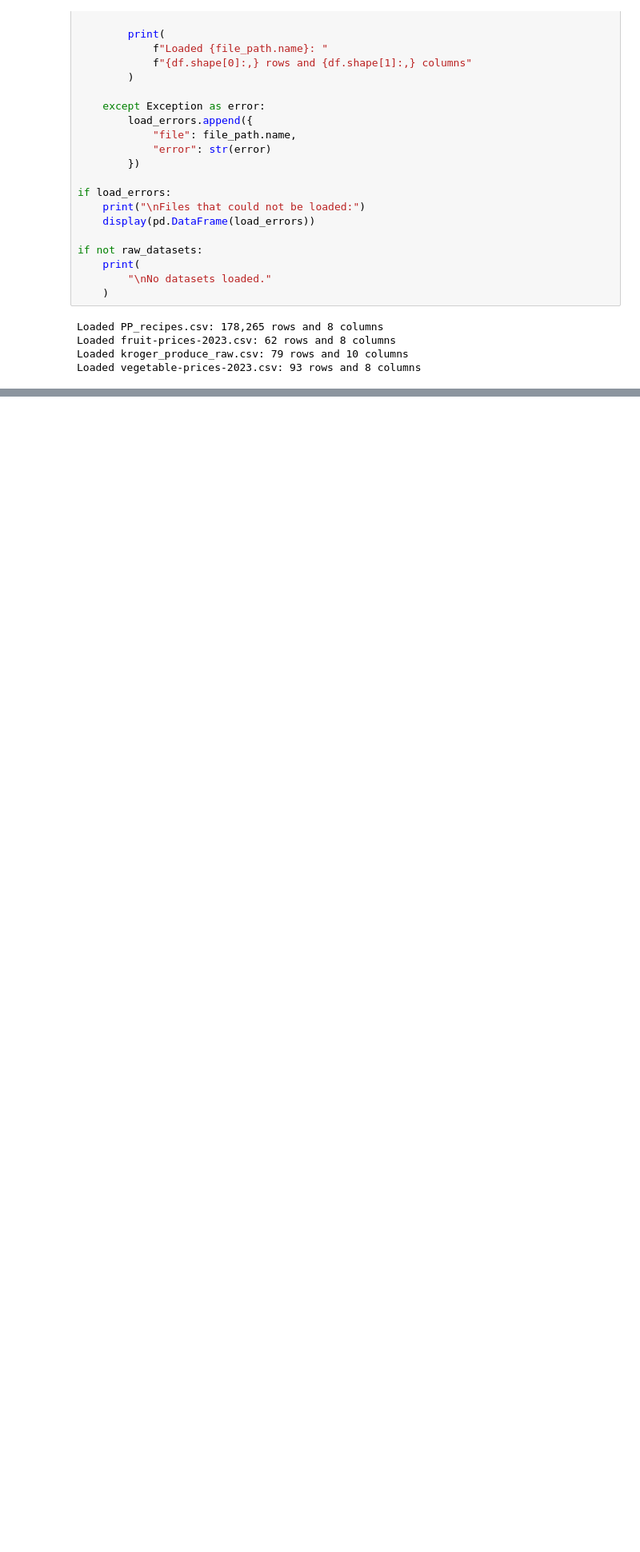
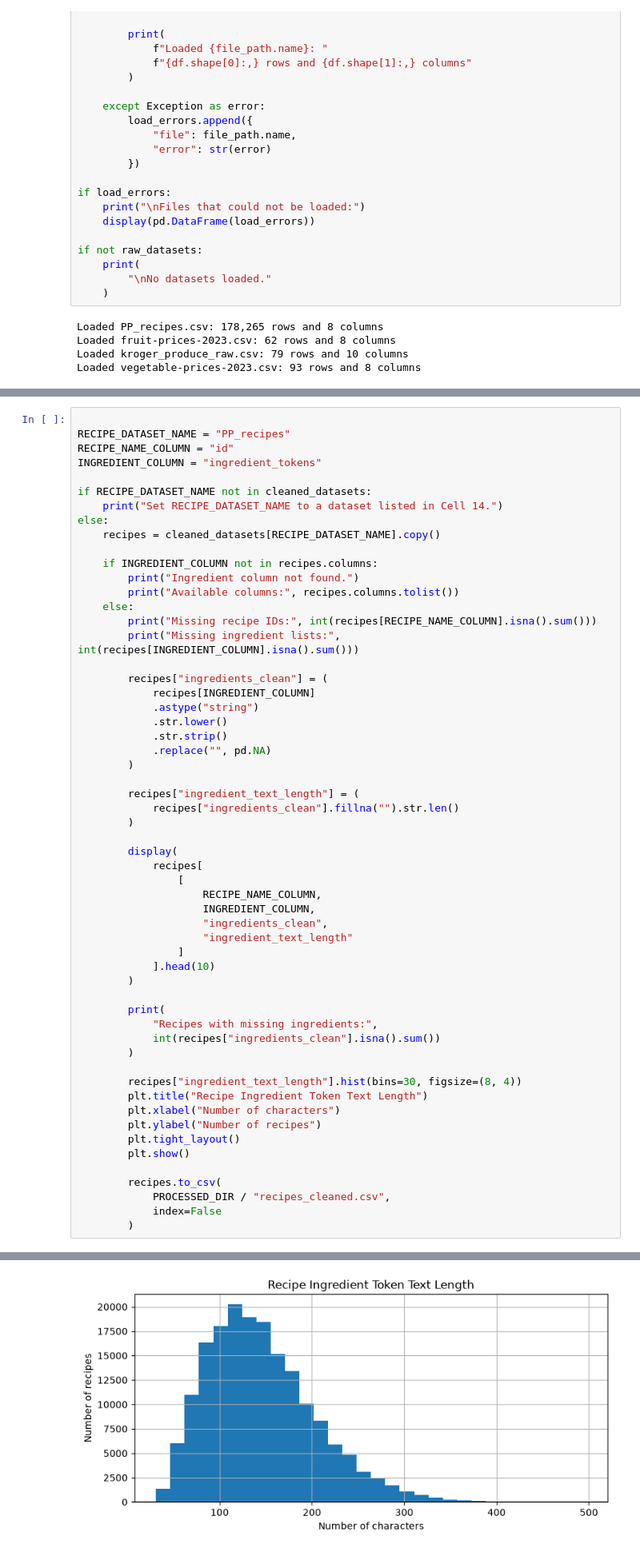
Before and after one commit to BH-Portfolio/produce-recommender, a Jupyter notebook: notebooks/data_collection_preprocessing.ipynb, the cells around one changed output, grey strips where cells are left out. Shown at 80% size. Saved outputs shown, nothing was run; the diff lists cells and outputs as text; blank space fills up the shorter version.

```diff
--- a/notebooks/data_collection_preprocessing.ipynb
+++ b/notebooks/data_collection_preprocessing.ipynb
@@ -311,0 +793,58 @@ Loaded vegetable-prices-2023.csv: 93 rows and 8 columns
+# %%
+
+RECIPE_DATASET_NAME = "PP_recipes"
+RECIPE_NAME_COLUMN = "id"
+INGREDIENT_COLUMN = "ingredient_tokens"
+
+if RECIPE_DATASET_NAME not in cleaned_datasets:
+    print("Set RECIPE_DATASET_NAME to a dataset listed in Cell 14.")
+else:
+    recipes = cleaned_datasets[RECIPE_DATASET_NAME].copy()
+
+    if INGREDIENT_COLUMN not in recipes.columns:
+        print("Ingredient column not found.")
+        print("Available columns:", recipes.columns.tolist())
+    else:
+        print("Missing recipe IDs:", int(recipes[RECIPE_NAME_COLUMN].isna().sum()))
+        print("Missing ingredient lists:", int(recipes[INGREDIENT_COLUMN].isna().sum()))
+
+        recipes["ingredients_clean"] = (
+            recipes[INGREDIENT_COLUMN]
+            .astype("string")
+            .str.lower()
+            .str.strip()
+            .replace("", pd.NA)
+        )
+
+        recipes["ingredient_text_length"] = (
+            recipes["ingredients_clean"].fillna("").str.len()
+        )
+
+        display(
+            recipes[
+                [
+                    RECIPE_NAME_COLUMN,
+                    INGREDIENT_COLUMN,
+                    "ingredients_clean",
+                    "ingredient_text_length"
+                ]
+            ].head(10)
+        )
+
+        print(
+            "Recipes with missing ingredients:",
+            int(recipes["ingredients_clean"].isna().sum())
+        )
+
+        recipes["ingredient_text_length"].hist(bins=30, figsize=(8, 4))
+        plt.title("Recipe Ingredient Token Text Length")
+        plt.xlabel("Number of characters")
+        plt.ylabel("Number of recipes")
+        plt.tight_layout()
+        plt.show()
+
+        recipes.to_csv(
+            PROCESSED_DIR / "recipes_cleaned.csv",
+            index=False
+        )
+# %% [output]
@@ -311,0 +865 @@ Loaded vegetable-prices-2023.csv: 93 rows and 8 columns
+[figure, added]
```
Also changed, not shown: parts of 15 cells of this notebook.
